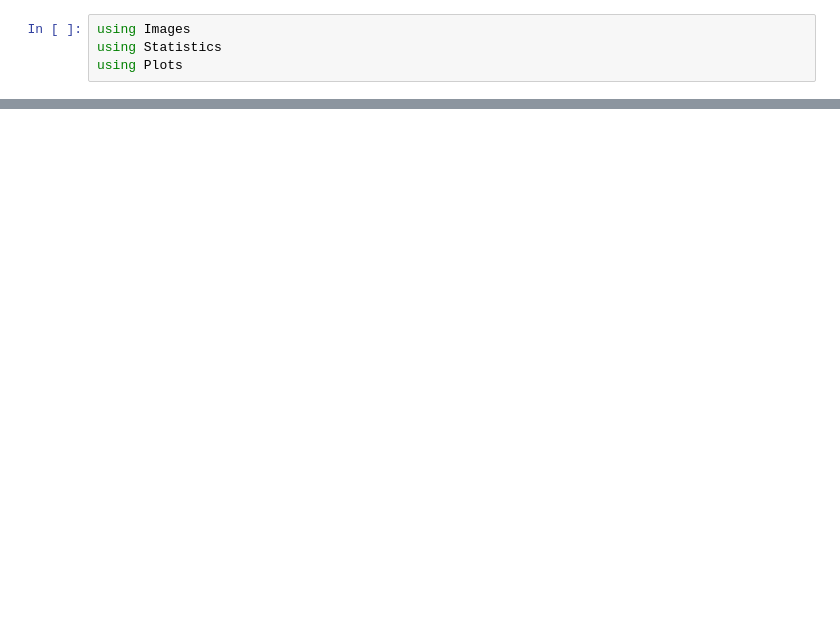
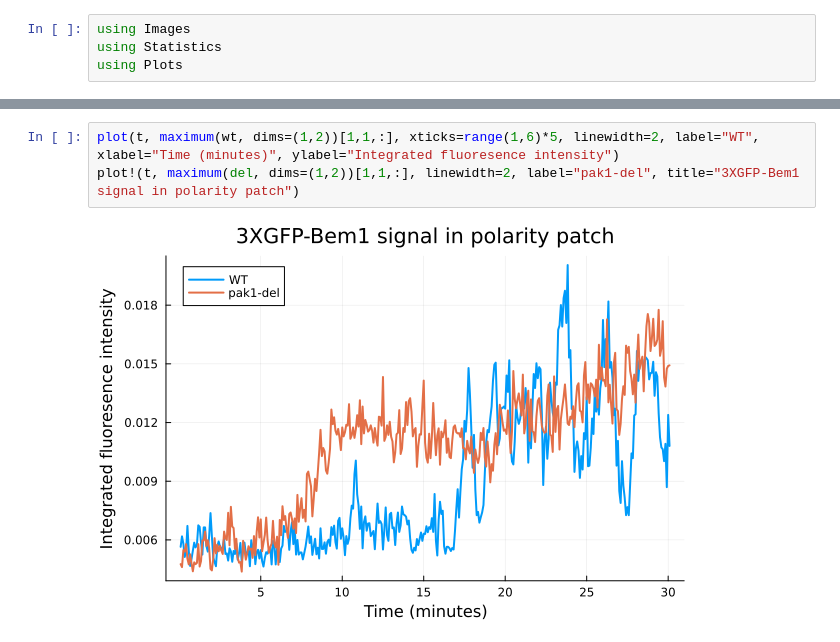
Before and after one commit to crockeraw/PolarityProject, a Jupyter notebook: proj/PatchDynamics/notebooks/crop-to-patches.ipynb, the cells around one changed output, grey strips where cells are left out. Saved outputs shown, nothing was run; the diff lists cells and outputs as text; blank space fills up the shorter version.

```diff
--- a/proj/PatchDynamics/notebooks/crop-to-patches.ipynb
+++ b/proj/PatchDynamics/notebooks/crop-to-patches.ipynb
@@ -139,0 +48,5 @@ img[:,:,300]*100
+# %%
+plot(t, maximum(wt, dims=(1,2))[1,1,:], xticks=range(1,6)*5, linewidth=2, label="WT", xlabel="Time (minutes)", ylabel="Integrated fluoresence intensity")
+plot!(t, maximum(del, dims=(1,2))[1,1,:], linewidth=2, label="pak1-del", title="3XGFP-Bem1 signal in polarity patch")
+# %% [output]
+[figure, added]
```
Also changed, not shown: parts of 15 cells of this notebook, 2 other files.
